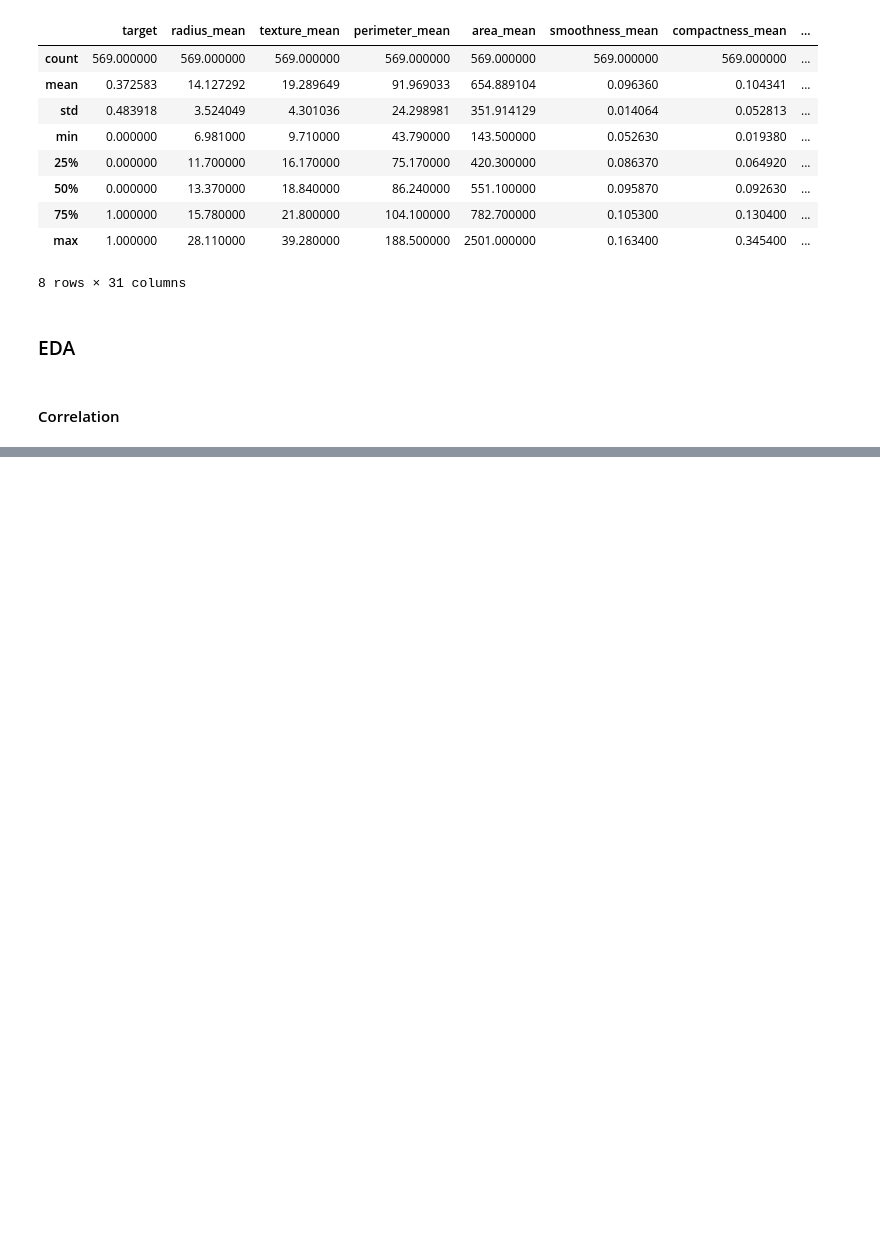
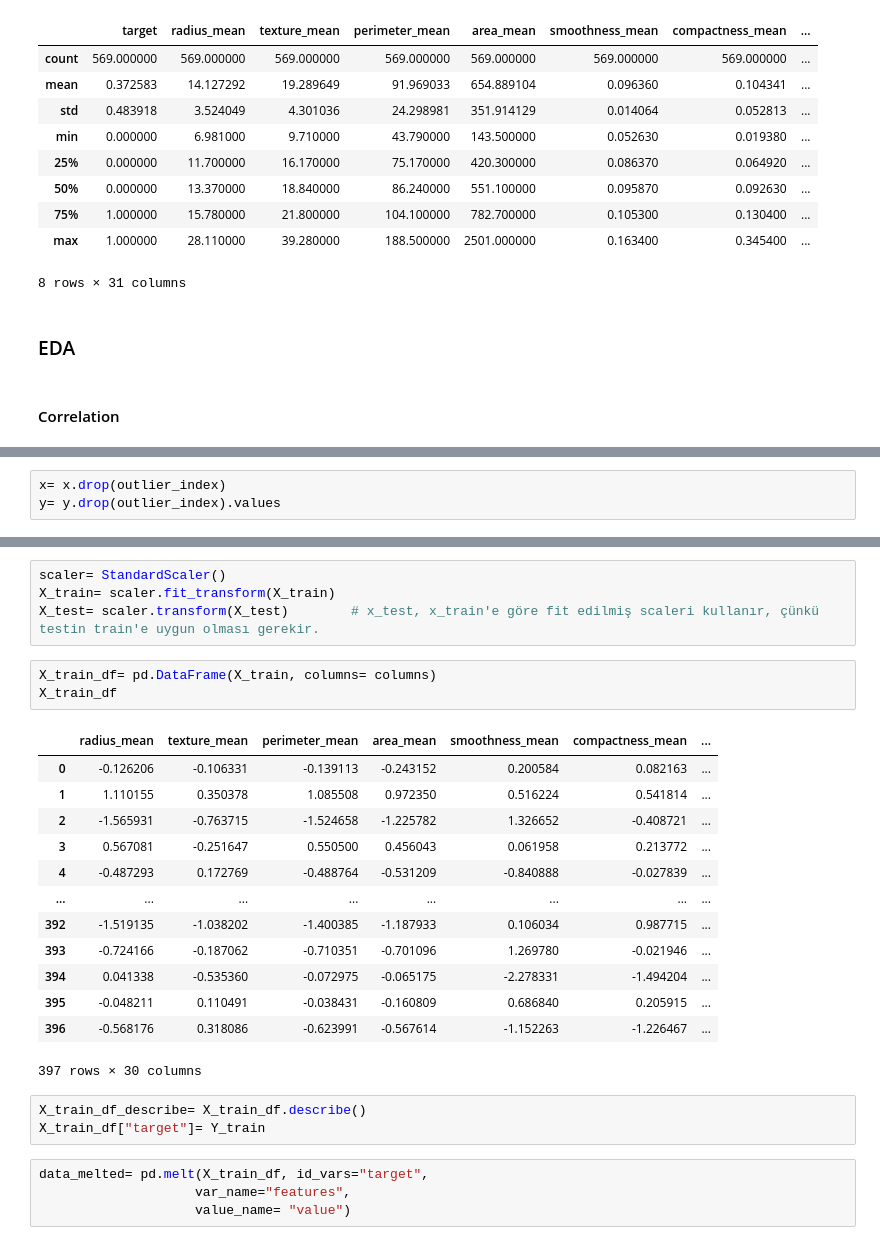
Before and after one commit to ebrukirikkayis/Breast-Cancer-Classification, a Jupyter notebook: breast_cancer.ipynb, the cells around one changed output, grey strips where cells are left out. Drawn from its saved outputs; the diff is of its cells as text; blank space fills up the shorter version.

```diff
--- a/breast_cancer.ipynb
+++ b/breast_cancer.ipynb
@@ -119,0 +157,3 @@ plt.show()
+# %%
+x= x.drop(outlier_index)
+y= y.drop(outlier_index).values
@@ -119,0 +167,28 @@ plt.show()
+# %%
+scaler= StandardScaler()
+X_train= scaler.fit_transform(X_train)
+X_test= scaler.transform(X_test)        # x_test, x_train'e göre fit edilmiş scaleri kullanır, çünkü testin train'e uygun olması gerekir.
+# %%
+X_train_df= pd.DataFrame(X_train, columns= columns)
+X_train_df
+# %% [output]
+|  | radius_mean | texture_mean | perimeter_mean | area_mean | smoothness_mean | compactness_mean | ... |
+| 0 | -0.126206 | -0.106331 | -0.139113 | -0.243152 | 0.200584 | 0.082163 | ... |
+| 1 | 1.110155 | 0.350378 | 1.085508 | 0.972350 | 0.516224 | 0.541814 | ... |
+| 2 | -1.565931 | -0.763715 | -1.524658 | -1.225782 | 1.326652 | -0.408721 | ... |
+| 3 | 0.567081 | -0.251647 | 0.550500 | 0.456043 | 0.061958 | 0.213772 | ... |
+| 4 | -0.487293 | 0.172769 | -0.488764 | -0.531209 | -0.840888 | -0.027839 | ... |
+| ... | ... | ... | ... | ... | ... | ... | ... |
+| 392 | -1.519135 | -1.038202 | -1.400385 | -1.187933 | 0.106034 | 0.987715 | ... |
+| 393 | -0.724166 | -0.187062 | -0.710351 | -0.701096 | 1.269780 | -0.021946 | ... |
+| 394 | 0.041338 | -0.535360 | -0.072975 | -0.065175 | -2.278331 | -1.494204 | ... |
+| 395 | -0.048211 | 0.110491 | -0.038431 | -0.160809 | 0.686840 | 0.205915 | ... |
+| 396 | -0.568176 | 0.318086 | -0.623991 | -0.567614 | -1.152263 | -1.226467 | ... |
+397 rows × 30 columns
+# %%
+X_train_df_describe= X_train_df.describe()
+X_train_df["target"]= Y_train
+# %%
+data_melted= pd.melt(X_train_df, id_vars="target",
+                    var_name="features",
+                    value_name= "value")
```
Also changed, not shown: parts of 19 cells of this notebook.
